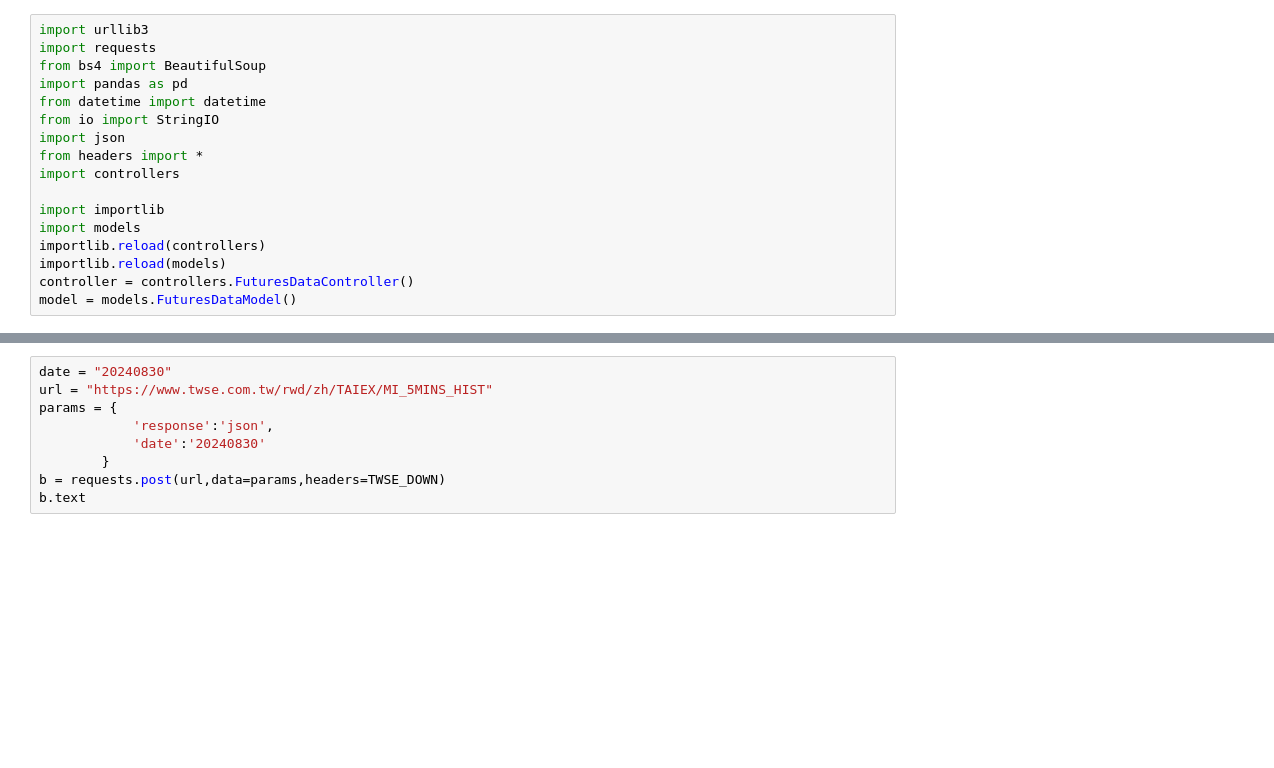
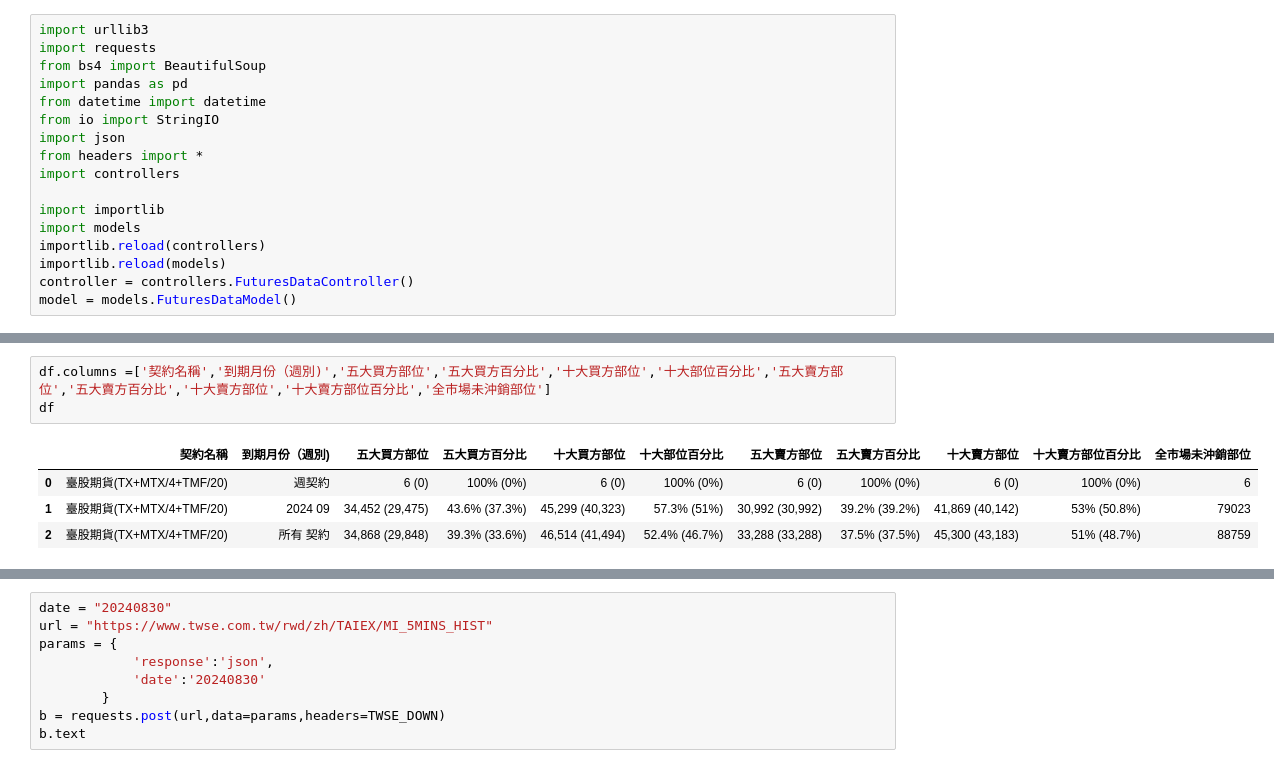
Before and after one commit to hsingyung-wang/pyDB, a Jupyter notebook: crawler_taiex.ipynb, the cells around one changed output, grey strips where cells are left out. Drawn from its saved outputs; the diff is of its cells as text; blank space fills up the shorter version.

```diff
--- a/crawler_taiex.ipynb
+++ b/crawler_taiex.ipynb
@@ -17,0 +89,8 @@ model = models.FuturesDataModel()
+# %%
+df.columns =['契約名稱','到期月份（週別)','五大買方部位','五大買方百分比','十大買方部位','十大部位百分比','五大賣方部位','五大賣方百分比','十大賣方部位','十大賣方部位百分比','全市場未沖銷部位']
+df
+# %% [output]
+|  | 契約名稱 | 到期月份（週別) | 五大買方部位 | 五大買方百分比 | 十大買方部位 | 十大部位百分比 | 五大賣方部位 | 五大賣方百分比 | 十大賣方部位 | 十大賣方部位百分比 | 全市場未沖銷部位 |
+| 0 | 臺股期貨(TX+MTX/4+TMF/20) | 週契約 | 6 (0) | 100% (0%) | 6 (0) | 100% (0%) | 6 (0) | 100% (0%) | 6 (0) | 100% (0%) | 6 |
+| 1 | 臺股期貨(TX+MTX/4+TMF/20) | 2024 09 | 34,452 (29,475) | 43.6% (37.3%) | 45,299 (40,323) | 57.3% (51%) | 30,992 (30,992) | 39.2% (39.2%) | 41,869 (40,142) | 53% (50.8%) | 79023 |
+| 2 | 臺股期貨(TX+MTX/4+TMF/20) | 所有 契約 | 34,868 (29,848) | 39.3% (33.6%) | 46,514 (41,494) | 52.4% (46.7%) | 33,288 (33,288) | 37.5% (37.5%) | 45,300 (43,183) | 51% (48.7%) | 88759 |
```
Also changed, not shown: parts of 8 cells of this notebook, 1 other file.
